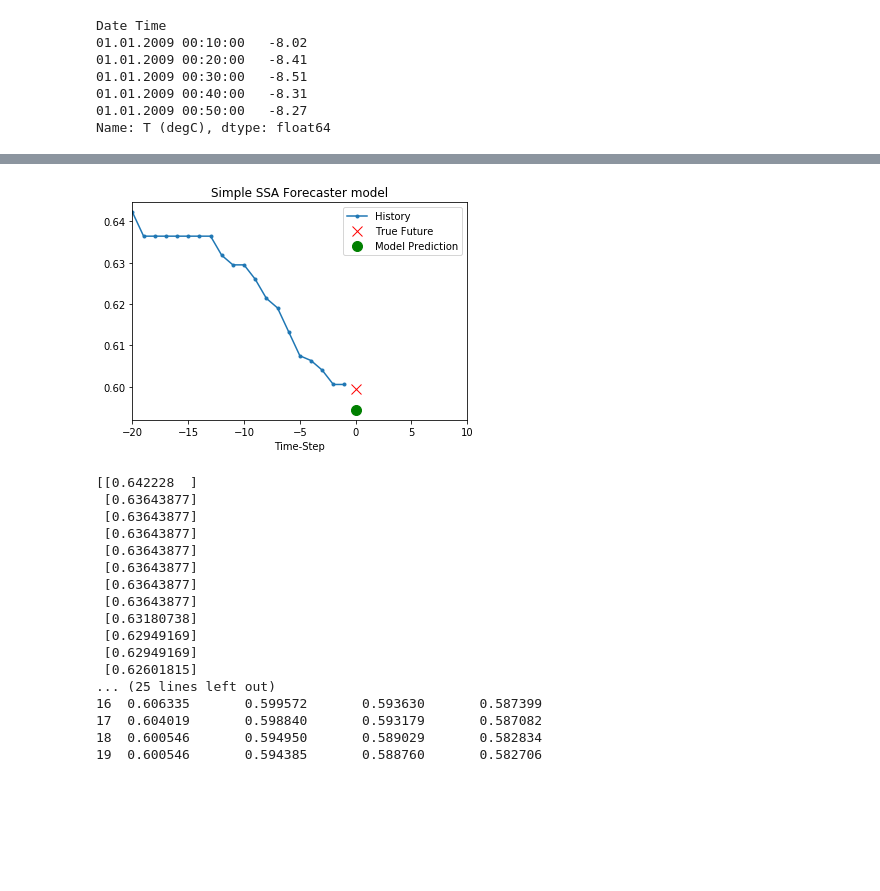
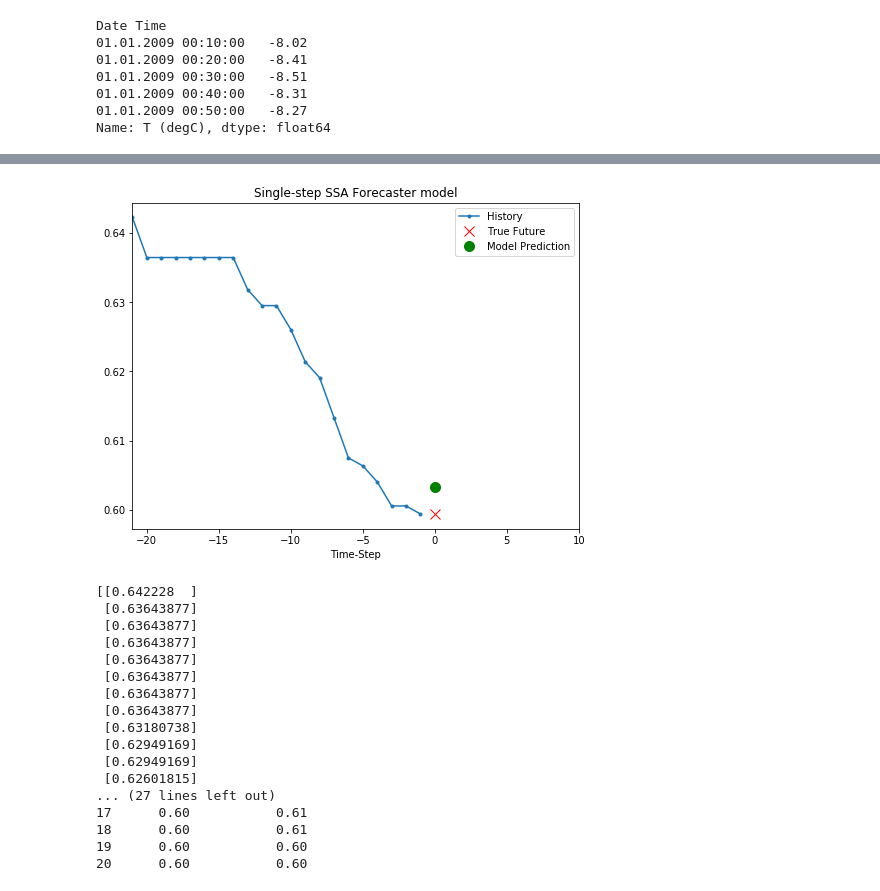
Before and after one commit to microsoft/NimbusML-Samples, a Jupyter notebook: samples/5.1 [Numeric, Plot] Univariate Time Series Forecasting .ipynb, the cells around one changed output, grey strips where cells are left out. Saved outputs shown, nothing was run; the diff lists cells and outputs as text; code cells hidden in the pictures; blank space fills up the shorter version.

```diff
--- a/samples/5.1 [Numeric, Plot] Univariate Time Series Forecasting .ipynb
+++ b/samples/5.1 [Numeric, Plot] Univariate Time Series Forecasting .ipynb
@@ -177,0 +158,8 @@ Name: T (degC), dtype: float64
+# %%
+x_val_uni_list = [x[0] for x in x_val_uni[0].tolist()]
+X_val_ssa = pd.Series(x_val_uni_list, name="T (degC)")
+print(X_val_ssa)
+print(len(x_train_uni[0])) #almost 2100 days worth of data
+x_train_uni_list_big = x_train_uni.flatten()
+X_train_ssa_big = pd.Series(x_train_uni_list_big, name="T (degC)")
+print(X_train_ssa_big)
@@ -178,11 +195,9 @@ Name: T (degC), dtype: float64
 # %%
+# Parameters to be tuned later
 pipeline = Pipeline([
     SsaForecaster(series_length=6,
                   train_size=20,
                   window_size=3,
-                  horizon=3,
+                  horizon=1,
                   columns={'T (degC)_fc': 'T (degC)'})
 ])
-# %%
-pipeline.fit(X_train_ssa)
-print(X_train_ssa)
@@ -206,0 +204,4 @@ Name: T (degC), dtype: float64
+# %%
+print(len(X_train_ssa_big))
+pipeline.fit(X_train_ssa_big)
+print(X_train_ssa_big)
@@ -207,13 +223,13 @@ Name: T (degC), dtype: float64
 # %%
 predicted_val_uni = pipeline.transform(X_val_ssa)
-predicted_val = predicted_val_uni['T (degC)_fc.0'][19]
-plot = show_plot([x_val_uni[0], y_val_uni[0], predicted_val], 0, 'Simple SSA Forecaster model')
+predicted_val = predicted_val_uni['T (degC)_fc.0'][20]
+plot = show_plot([x_val_uni[0], y_val_uni[0], predicted_val], 0, 'Single-step SSA Forecaster model')
 plot.show()
 print()
 print(x_val_uni[0], y_val_uni[0], predicted_val)
 print(predicted_val_uni)
 # %% [output]
-[figure, old version]
+[figure, new version]
 [[0.642228  ]
  [0.63643877]
  [0.63643877]
@@ -226,9 +242,9 @@ print(predicted_val_uni)
  [0.62949169]
  [0.62949169]
  [0.62601815]
-... (25 lines left out)
-16  0.606335       0.599572       0.593630       0.587399
-17  0.604019       0.598840       0.593179       0.587082
-18  0.600546       0.594950       0.589029       0.582834
-19  0.600546       0.594385       0.588760       0.582706
+... (27 lines left out)
+17      0.60           0.61
+18      0.60           0.61
+19      0.60           0.60
+20      0.60           0.60
 # %%
```
Also changed, not shown: parts of 34 cells of this notebook, 1 other file.
